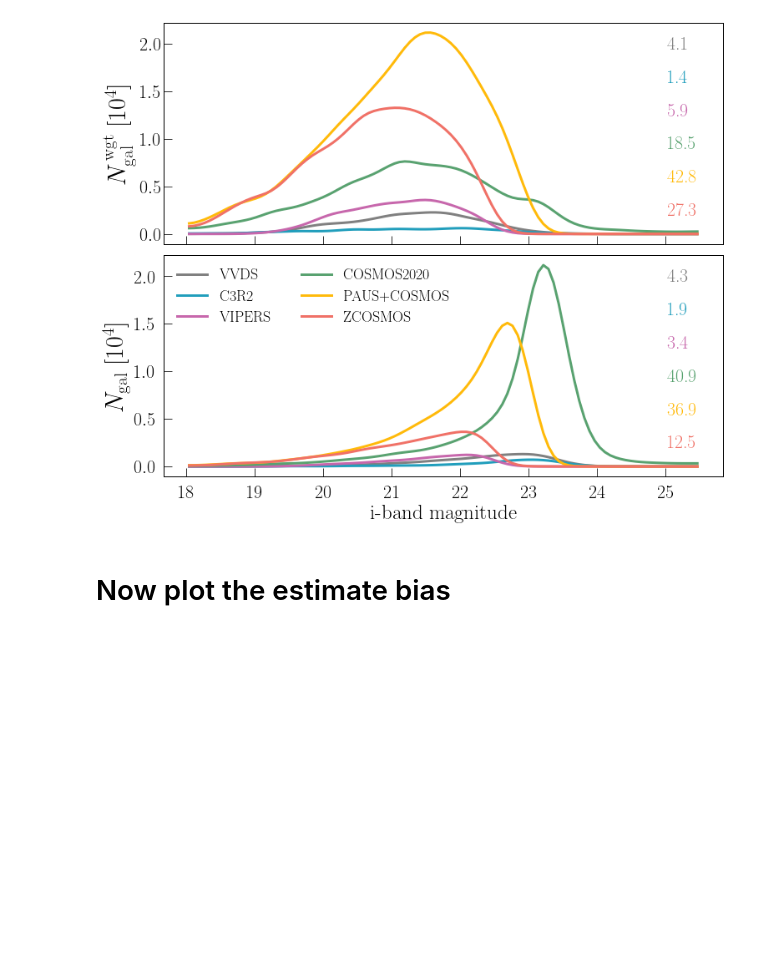
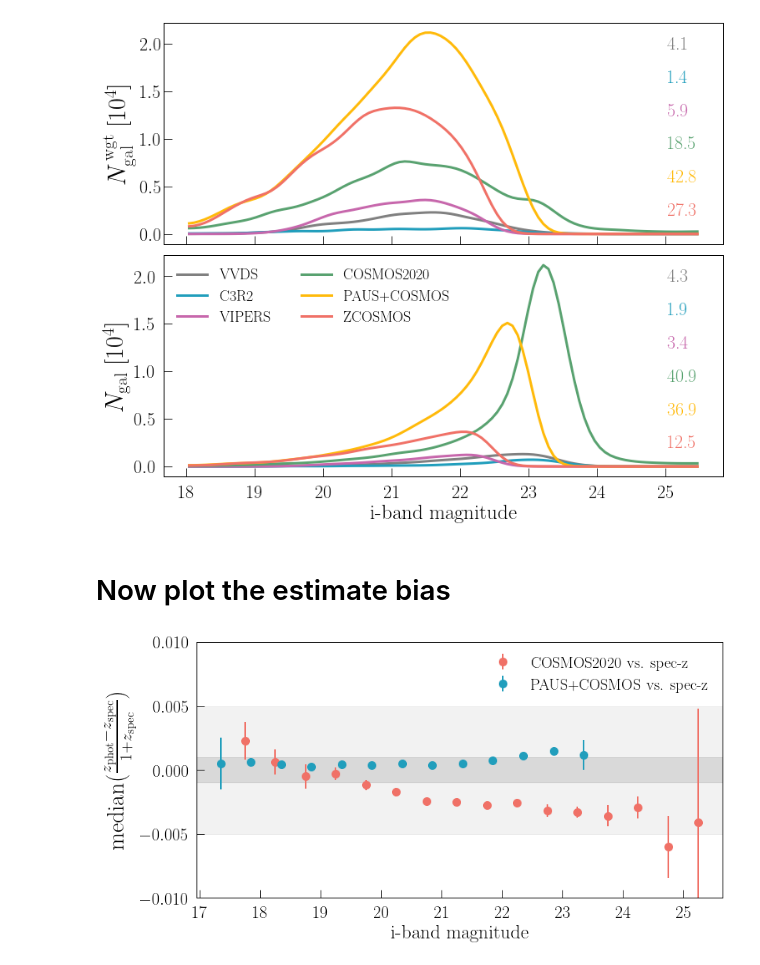
Before and after one commit to DhayaaAnbajagane/CosmicShearPhotoZ, a Jupyter notebook: paper_plots/Redshift_Sample.ipynb, the cells around one changed output. Drawn from its saved outputs; the diff is of its cells as text; code cells hidden in the pictures; blank space fills up the shorter version.

```diff
--- a/paper_plots/Redshift_Sample.ipynb
+++ b/paper_plots/Redshift_Sample.ipynb
@@ -147,0 +166,24 @@ plt.savefig('./ZSample_Bias.pdf', dpi = 300, bbox_inches = 'tight')
+# %%
+plt.figure(figsize=(12,6))
+
+A = np.loadtxt('/project/chihway/dhayaa/DECADE/Redshift_files/median_bias_Cosmos.txt')
+plt.errorbar(A[:, 0], np.median(A[:, 1:], axis = 1), yerr = np.std(A[:, 1:], axis = 1),
+             lw = 0, elinewidth = 2, markersize = 10, marker = 'o', color = 'C5', label = 'COSMOS2020 vs. spec-z')
+
+A = np.loadtxt('/project/chihway/dhayaa/DECADE/Redshift_files/median_bias_PausCosmos.txt')
+plt.errorbar(A[:, 0] + 0.1, np.median(A[:, 1:], axis = 1), yerr = np.std(A[:, 1:], axis = 1),
+             lw = 0, elinewidth = 2, markersize = 10, marker = 'o', color = 'C1', label = 'PAUS+COSMOS vs. spec-z')
+
+
+plt.xlabel(r'i-band magnitude', size = 25)
+plt.ylabel(r'${\rm median}\bigg(\frac{z_{\rm phot} - z_{\rm spec}}{1 + z_{\rm spec}}\bigg)$', size = 30)
+plt.ylim(-0.01, 0.01)
+
+plt.axhspan(-0.001, 0.001, color = 'k', alpha = 0.1)
+plt.axhspan(-0.005, 0.005, color = 'k', alpha = 0.05)
+
+plt.tick_params(pad = 10)
+plt.legend(fontsize = 20)
+plt.savefig('./ZSample_Bias.pdf', dpi = 300, bbox_inches = 'tight')
+# %% [output]
+[figure, added]
```
Also changed, not shown: parts of 3 cells of this notebook.
